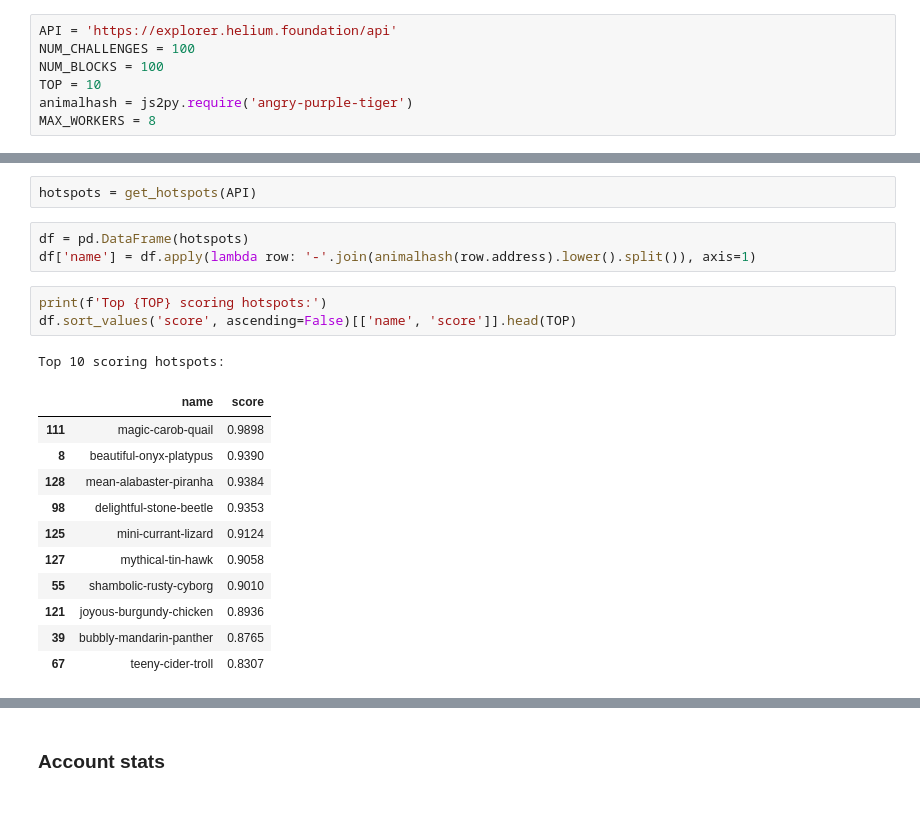
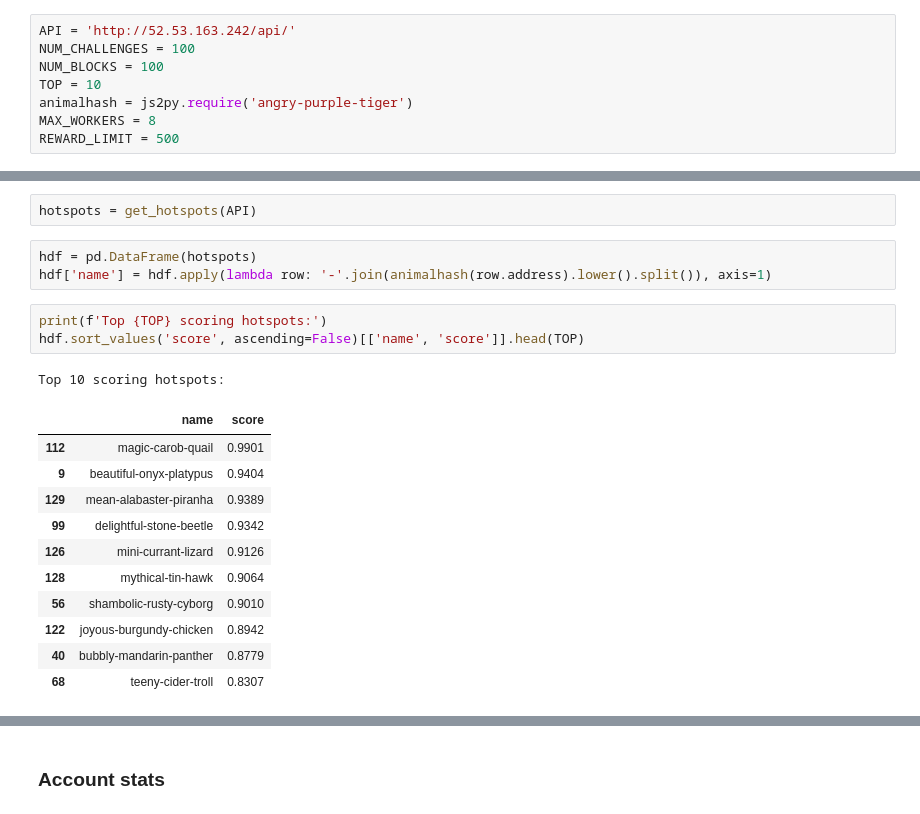
Before and after one commit to helium/blockchain-stats, a Jupyter notebook: stats.ipynb, the cells around one changed output, grey strips where cells are left out. Cells and saved outputs as stored; diff of their text form.

Commit message:
Add rewards, change API endpoint

```diff
--- a/stats.ipynb
+++ b/stats.ipynb
@@ -29,12 +29,13 @@ Loading BokehJS ...
 # %% [markdown]
 ### Globals
 # %%
-API = 'https://explorer.helium.foundation/api'
+API = 'http://52.53.163.242/api/'
 NUM_CHALLENGES = 100
 NUM_BLOCKS = 100
 TOP = 10
 animalhash = js2py.require('angry-purple-tiger')
 MAX_WORKERS = 8
+REWARD_LIMIT = 500
 # %% [markdown]
 ### Functions
 # %%
@@ -191,22 +191,22 @@ show(p)
 # %%
 hotspots = get_hotspots(API)
 # %%
-df = pd.DataFrame(hotspots)
-df['name'] = df.apply(lambda row: '-'.join(animalhash(row.address).lower().split()), axis=1)
+hdf = pd.DataFrame(hotspots)
+hdf['name'] = hdf.apply(lambda row: '-'.join(animalhash(row.address).lower().split()), axis=1)
 # %%
 print(f'Top {TOP} scoring hotspots:')
-df.sort_values('score', ascending=False)[['name', 'score']].head(TOP)
+hdf.sort_values('score', ascending=False)[['name', 'score']].head(TOP)
 # %% [output]
 Top 10 scoring hotspots:
 |  | name | score |
-| 111 | magic-carob-quail | 0.9898 |
-| 8 | beautiful-onyx-platypus | 0.9390 |
-| 128 | mean-alabaster-piranha | 0.9384 |
-| 98 | delightful-stone-beetle | 0.9353 |
-| 125 | mini-currant-lizard | 0.9124 |
-| 127 | mythical-tin-hawk | 0.9058 |
-| 55 | shambolic-rusty-cyborg | 0.9010 |
-| 121 | joyous-burgundy-chicken | 0.8936 |
-| 39 | bubbly-mandarin-panther | 0.8765 |
-| 67 | teeny-cider-troll | 0.8307 |
+| 112 | magic-carob-quail | 0.9901 |
+| 9 | beautiful-onyx-platypus | 0.9404 |
+| 129 | mean-alabaster-piranha | 0.9389 |
+| 99 | delightful-stone-beetle | 0.9342 |
+| 126 | mini-currant-lizard | 0.9126 |
+| 128 | mythical-tin-hawk | 0.9064 |
+| 56 | shambolic-rusty-cyborg | 0.9010 |
+| 122 | joyous-burgundy-chicken | 0.8942 |
+| 40 | bubbly-mandarin-panther | 0.8779 |
+| 68 | teeny-cider-troll | 0.8307 |
 # %%
```
Also changed, not shown: parts of 15 cells of this notebook.
